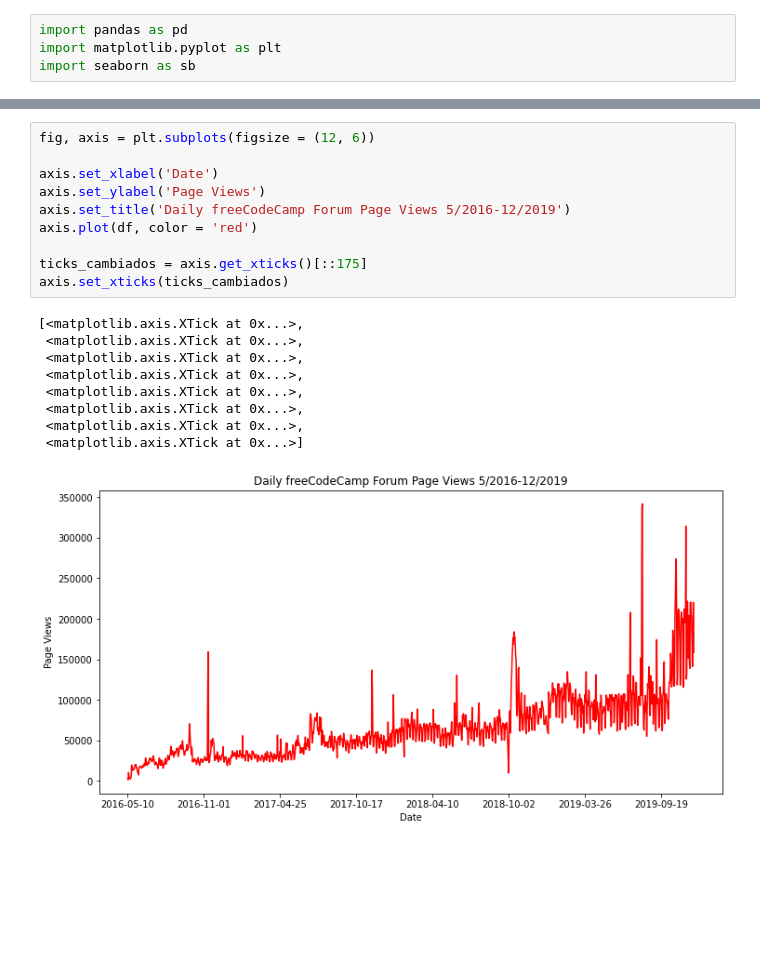
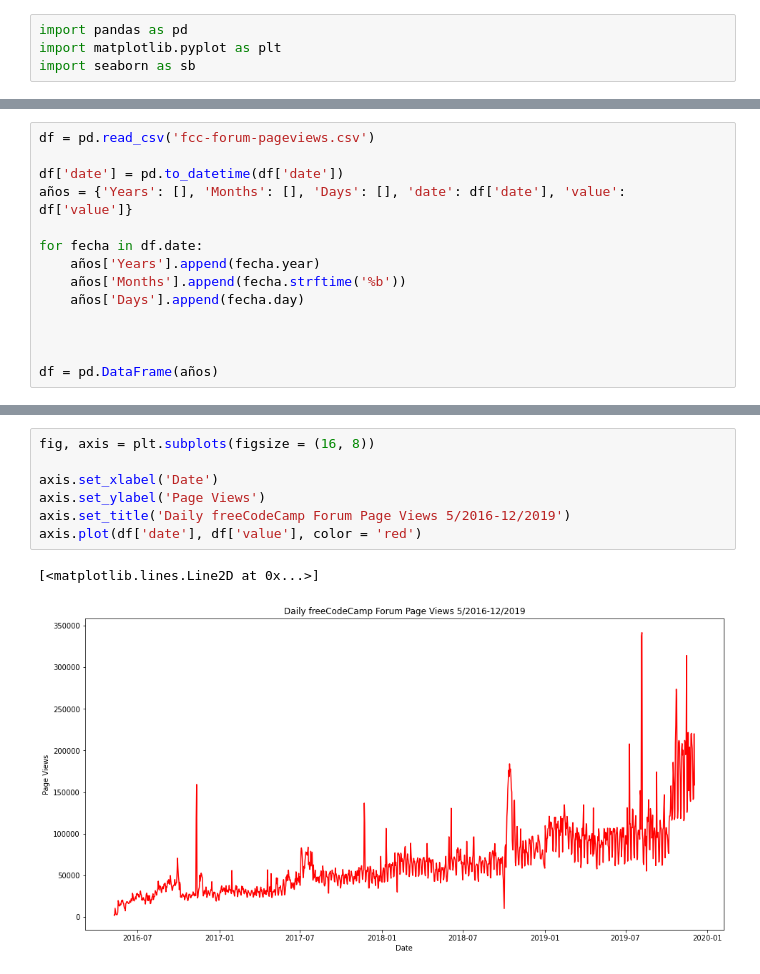
Before and after one commit to JavierRojas14/Page_View_Time_Series_Visualizer, a Jupyter notebook: time_series_visualizer.ipynb, the cells around one changed output, grey strips where cells are left out. Drawn from its saved outputs; the diff is of its cells as text; blank space fills up the shorter version.

```diff
--- a/time_series_visualizer.ipynb
+++ b/time_series_visualizer.ipynb
@@ -23,3 +5,17 @@ df
+# %%
+df = pd.read_csv('fcc-forum-pageviews.csv')
+
+df['date'] = pd.to_datetime(df['date'])
+años = {'Years': [], 'Months': [], 'Days': [], 'date': df['date'], 'value': df['value']}
+
+for fecha in df.date:
+    años['Years'].append(fecha.year)
+    años['Months'].append(fecha.strftime('%b'))
+    años['Days'].append(fecha.day)
+
+
+
+df = pd.DataFrame(años)
 # %%
 minimo = df['value'].min()
 maximo = df['value'].max()
@@ -53,20 +33,10 @@ df
 # %%
-fig, axis = plt.subplots(figsize = (12, 6))
+fig, axis = plt.subplots(figsize = (16, 8))
 
 axis.set_xlabel('Date')
 axis.set_ylabel('Page Views')
 axis.set_title('Daily freeCodeCamp Forum Page Views 5/2016-12/2019')
-axis.plot(df, color = 'red')
-
-ticks_cambiados = axis.get_xticks()[::175]
-axis.set_xticks(ticks_cambiados)
+axis.plot(df['date'], df['value'], color = 'red')
 # %% [output]
-[<matplotlib.axis.XTick at 0x...>,
- <matplotlib.axis.XTick at 0x...>,
- <matplotlib.axis.XTick at 0x...>,
- <matplotlib.axis.XTick at 0x...>,
- <matplotlib.axis.XTick at 0x...>,
- <matplotlib.axis.XTick at 0x...>,
- <matplotlib.axis.XTick at 0x...>,
- <matplotlib.axis.XTick at 0x...>]
+[<matplotlib.lines.Line2D at 0x...>]
-[figure, old version]
+[figure, new version]
```
Also changed, not shown: parts of 10 cells of this notebook.
